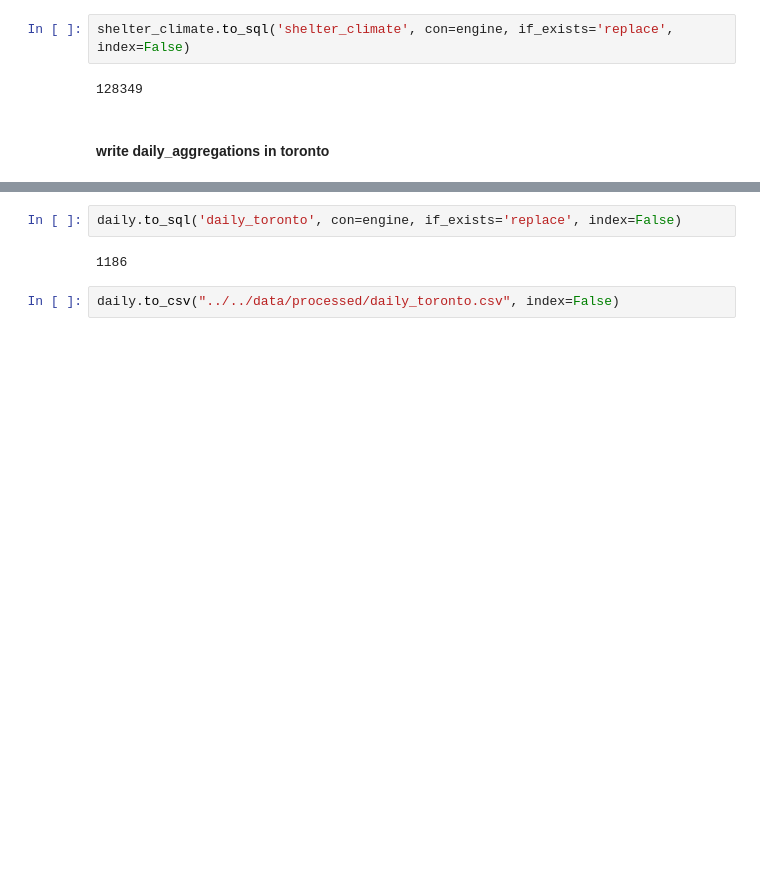
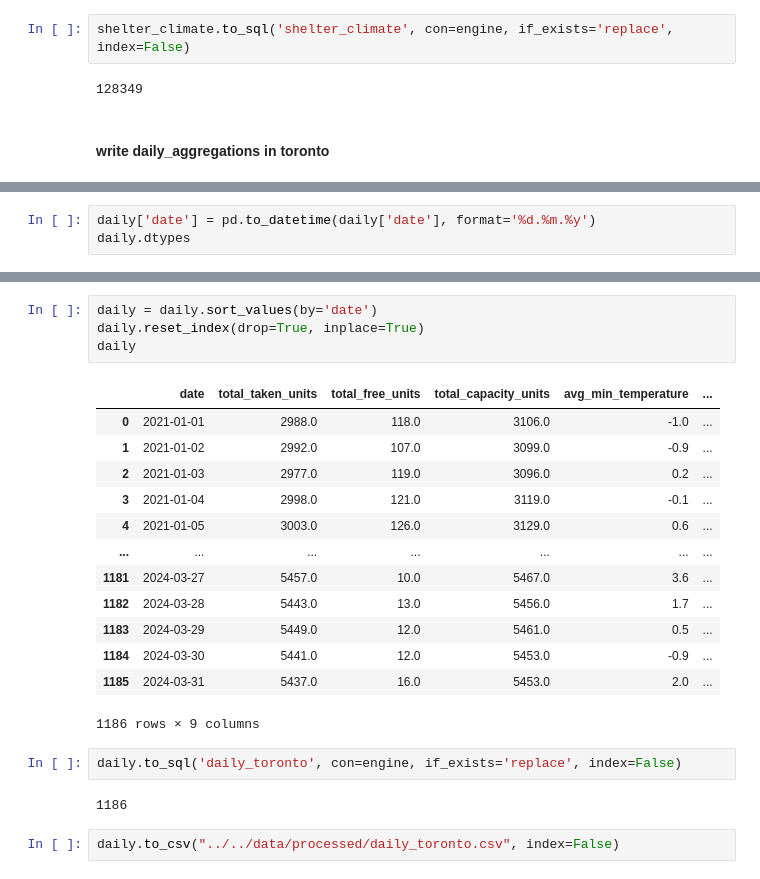
Before and after one commit to jeaend/Predicting_Shelter_Availability, a Jupyter notebook: notebooks/combined_data/data_to_database.ipynb, the cells around one changed output, grey strips where cells are left out. Saved outputs shown, nothing was run; the diff lists cells and outputs as text; blank space fills up the shorter version.

```diff
--- a/notebooks/combined_data/data_to_database.ipynb
+++ b/notebooks/combined_data/data_to_database.ipynb
@@ -101,0 +144,3 @@ daily.reset_index(drop=True, inplace=True)
+# %%
+daily['date'] = pd.to_datetime(daily['date'], format='%d.%m.%y')
+daily.dtypes
@@ -102,3 +158,21 @@ daily.reset_index(drop=True, inplace=True)
+# %%
+daily = daily.sort_values(by='date')
+daily.reset_index(drop=True, inplace=True)
+daily
+# %% [output]
+|  | date | total_taken_units | total_free_units | total_capacity_units | avg_min_temperature | ... |
+| 0 | 2021-01-01 | 2988.0 | 118.0 | 3106.0 | -1.0 | ... |
+| 1 | 2021-01-02 | 2992.0 | 107.0 | 3099.0 | -0.9 | ... |
+| 2 | 2021-01-03 | 2977.0 | 119.0 | 3096.0 | 0.2 | ... |
+| 3 | 2021-01-04 | 2998.0 | 121.0 | 3119.0 | -0.1 | ... |
+| 4 | 2021-01-05 | 3003.0 | 126.0 | 3129.0 | 0.6 | ... |
+| ... | ... | ... | ... | ... | ... | ... |
+| 1181 | 2024-03-27 | 5457.0 | 10.0 | 5467.0 | 3.6 | ... |
+| 1182 | 2024-03-28 | 5443.0 | 13.0 | 5456.0 | 1.7 | ... |
+| 1183 | 2024-03-29 | 5449.0 | 12.0 | 5461.0 | 0.5 | ... |
+| 1184 | 2024-03-30 | 5441.0 | 12.0 | 5453.0 | -0.9 | ... |
+| 1185 | 2024-03-31 | 5437.0 | 16.0 | 5453.0 | 2.0 | ... |
+1186 rows × 9 columns
 # %%
 daily.to_sql('daily_toronto', con=engine, if_exists='replace', index=False)
 # %% [output]
```
Also changed, not shown: parts of 6 cells of this notebook, 5 other files.
